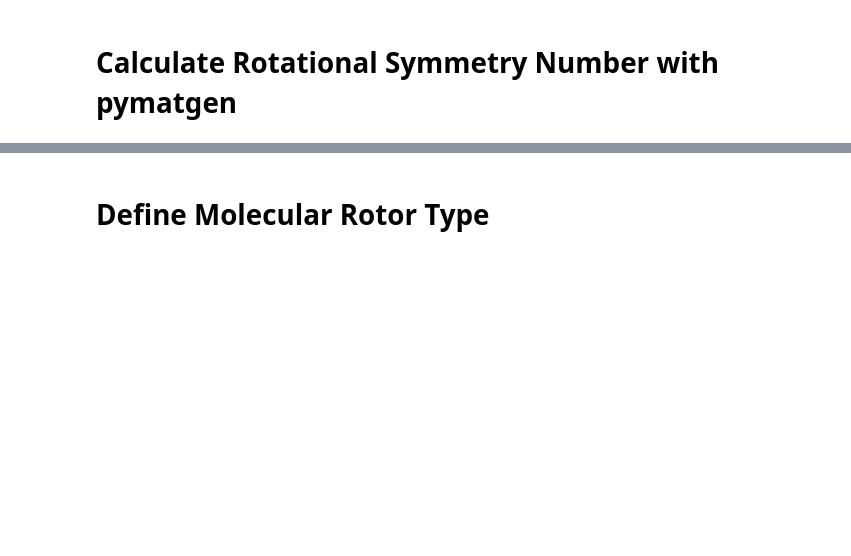
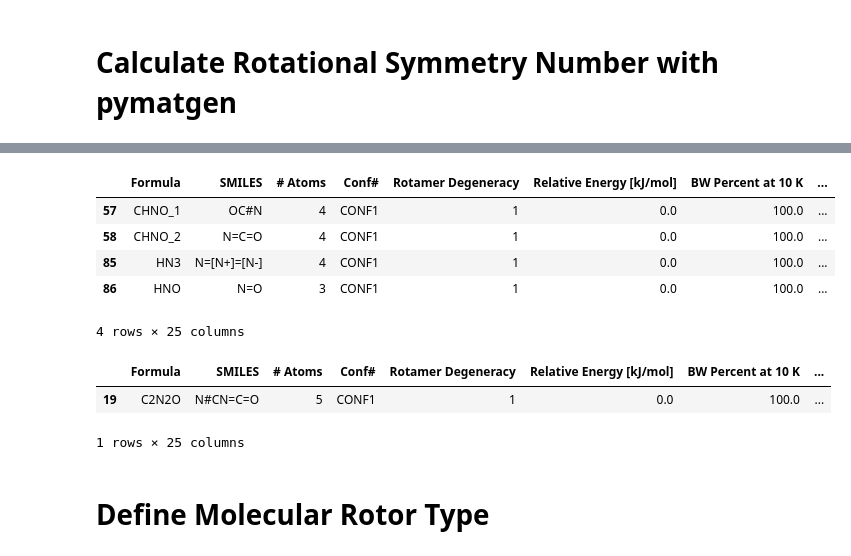
Before and after one commit to mpettyjo/4_BigData, a Jupyter notebook: 4_SPCAT.ipynb, the cells around one changed output, grey strips where cells are left out. Drawn from its saved outputs; the diff is of its cells as text; code cells hidden in the pictures; blank space fills up the shorter version.

```diff
--- a/4_SPCAT.ipynb
+++ b/4_SPCAT.ipynb
@@ -47,7 +48,7 @@ df_ground
 # %%
-formulas = df_ground['Formula'].values
-num_atoms = df_ground['# Atoms'].values
-confs = df_ground['Conf#'].values
+formulas = df['Formula'].values
+num_atoms = df['# Atoms'].values
+confs = df['Conf#'].values
 
 formula_conf_list = list(zip(formulas,confs,num_atoms))
 sigma_list = []
@@ -65,5 +66,5 @@ for formula_conf in formula_conf_list:
     sigma = get_symmetry_number(file)
     sigma_list.append(sigma)
 # %%
-df_ground['Sigma'] = sigma_list
+df['Sigma'] = sigma_list
 # %%
@@ -108,3 +121,18 @@ df_ground['Qrot @ 9.375 K'] = qrot_list
+# %%
+df[df['Rotor Type']=='Quasilinear']
+# %% [output]
+|  | Formula | SMILES | # Atoms | Conf# | Rotamer Degeneracy | Relative Energy [kJ/mol] | BW Percent at 10 K | ... |
+| 57 | CHNO_1 | OC#N | 4 | CONF1 | 1 | 0.0 | 100.0 | ... |
+| 58 | CHNO_2 | N=C=O | 4 | CONF1 | 1 | 0.0 | 100.0 | ... |
+| 85 | HN3 | N=[N+]=[N-] | 4 | CONF1 | 1 | 0.0 | 100.0 | ... |
+| 86 | HNO | N=O | 3 | CONF1 | 1 | 0.0 | 100.0 | ... |
+4 rows × 25 columns
+# %%
+df[df['Formula']=='C2N2O']
+# %% [output]
+|  | Formula | SMILES | # Atoms | Conf# | Rotamer Degeneracy | Relative Energy [kJ/mol] | BW Percent at 10 K | ... |
+| 19 | C2N2O | N#CN=C=O | 5 | CONF1 | 1 | 0.0 | 100.0 | ... |
+1 rows × 25 columns
 # %% [markdown]
 # Define Molecular Rotor Type
 # %%
```
Also changed, not shown: parts of 10 cells of this notebook.
